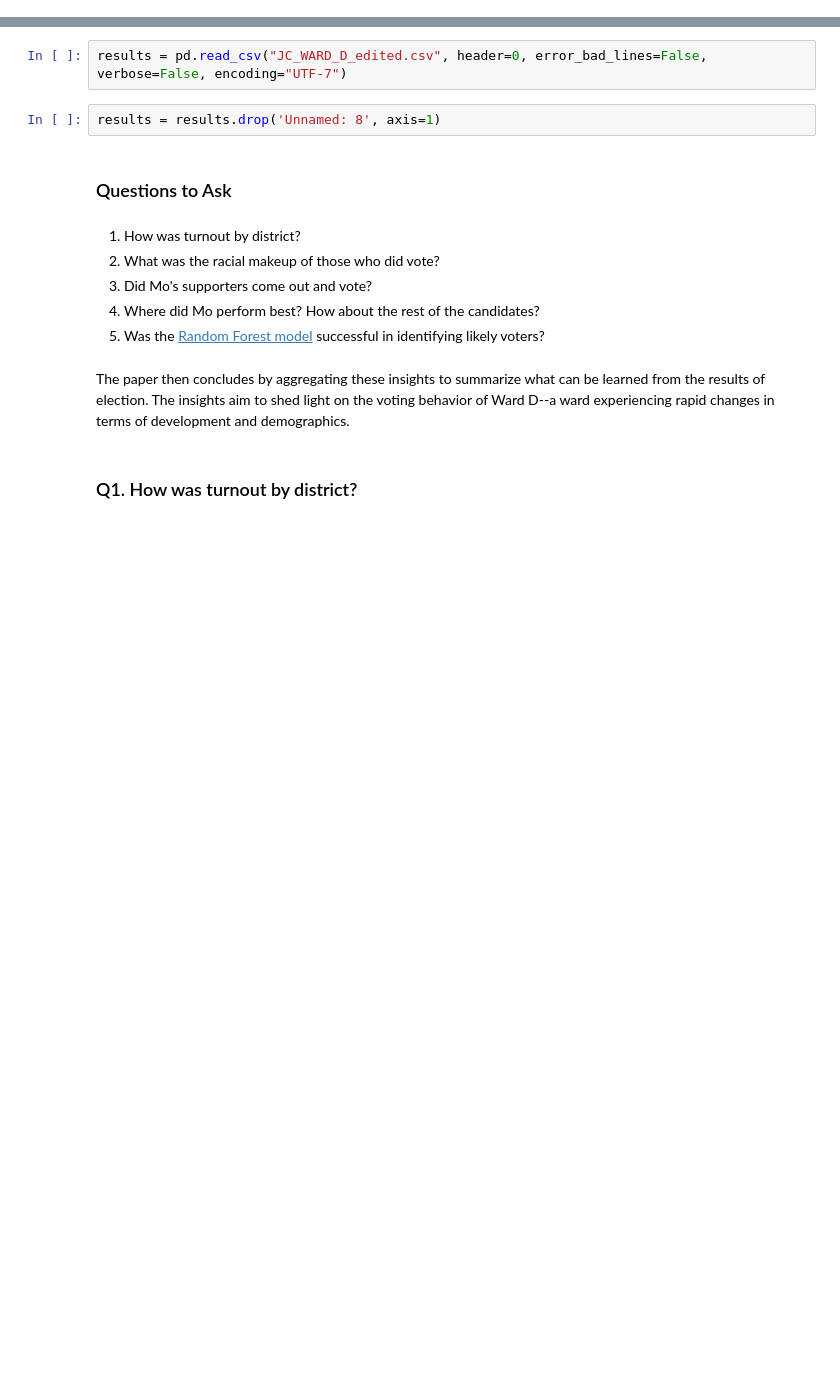
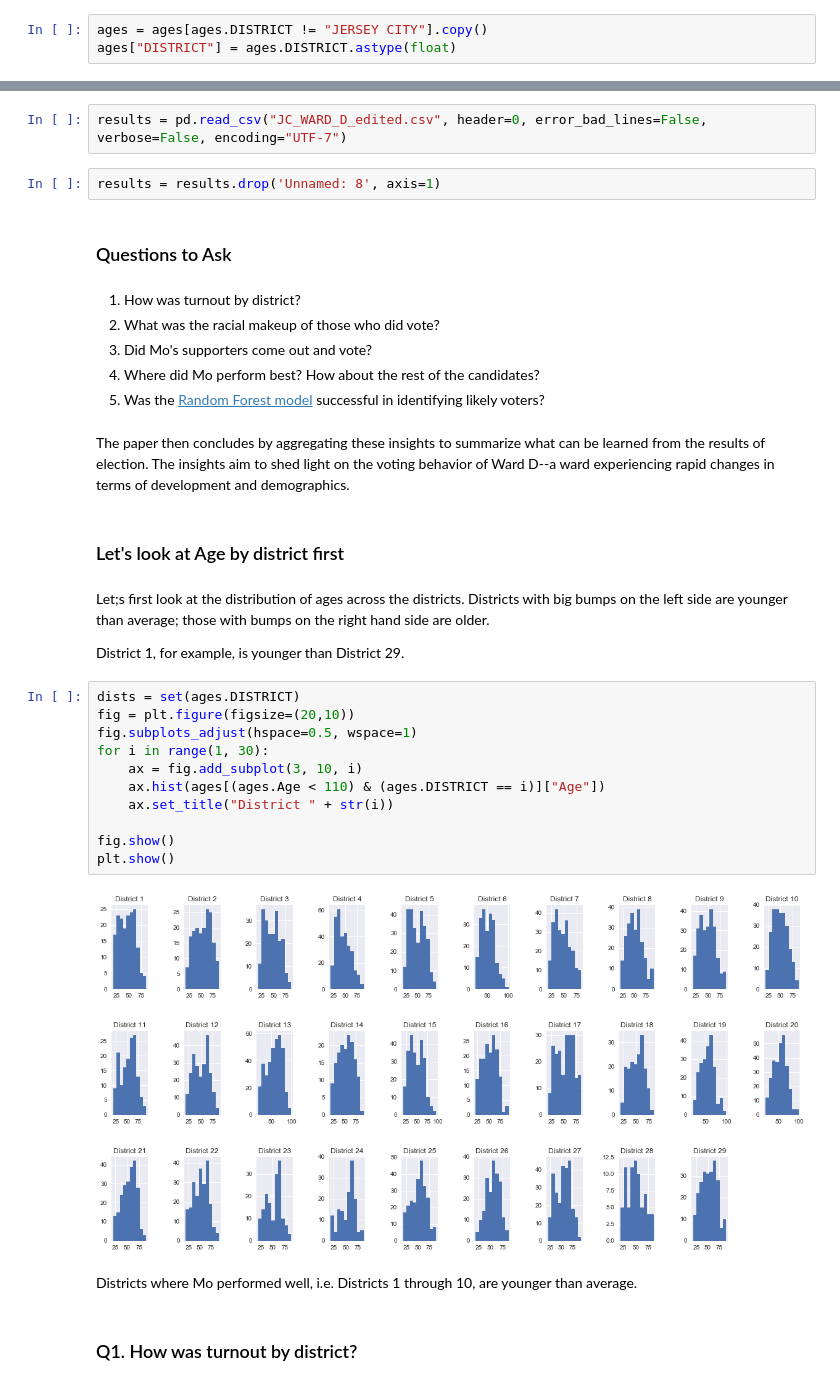
Before and after one commit to bdoohan/Jersey-City-Ward-D-Election, a Jupyter notebook: Mo_Post_Election_Analysis.ipynb, the cells around one changed output, grey strips where cells are left out. Drawn from its saved outputs; the diff is of its cells as text; blank space fills up the shorter version.

Commit message:
adding histogram of ages for each District

```diff
--- a/Mo_Post_Election_Analysis.ipynb
+++ b/Mo_Post_Election_Analysis.ipynb
@@ -58,0 +54,3 @@ plt.show()
+# %%
+ages = ages[ages.DISTRICT != "JERSEY CITY"].copy()
+ages["DISTRICT"] = ages.DISTRICT.astype(float)
@@ -83,6 +87,27 @@ results = results.drop('Unnamed: 8', axis=1)
 5. Was the [Random Forest model](https://en.wikipedia.org/wiki/Random_forest) successful in identifying likely voters?
 # %% [markdown]
 The paper then concludes by aggregating these insights to summarize what can be learned from the results of election. The insights aim to shed light on the voting behavior of Ward D--a ward experiencing rapid changes in terms of development and demographics.
+# %% [markdown]
+### Let's look at Age by district first
+# %% [markdown]
+Let;s first look at the distribution of ages across the districts. Districts with big bumps on the left side are younger than average; those with bumps on the right hand side are older.
+
+District 1, for example, is younger than District 29.
+# %%
+dists = set(ages.DISTRICT)
+fig = plt.figure(figsize=(20,10))
+fig.subplots_adjust(hspace=0.5, wspace=1)
+for i in range(1, 30):
+    ax = fig.add_subplot(3, 10, i)
+    ax.hist(ages[(ages.Age < 110) & (ages.DISTRICT == i)]["Age"])
+    ax.set_title("District " + str(i))
+
+fig.show()
+plt.show()
+# %% [output]
+[figure, added]
+# %% [markdown]
+Districts where Mo performed well, i.e. Districts 1 through 10, are younger than average.
 # %% [markdown]
 ### Q1. How was turnout by district?
 # %% [markdown]
```
Also changed, not shown: parts of 11 cells of this notebook.
